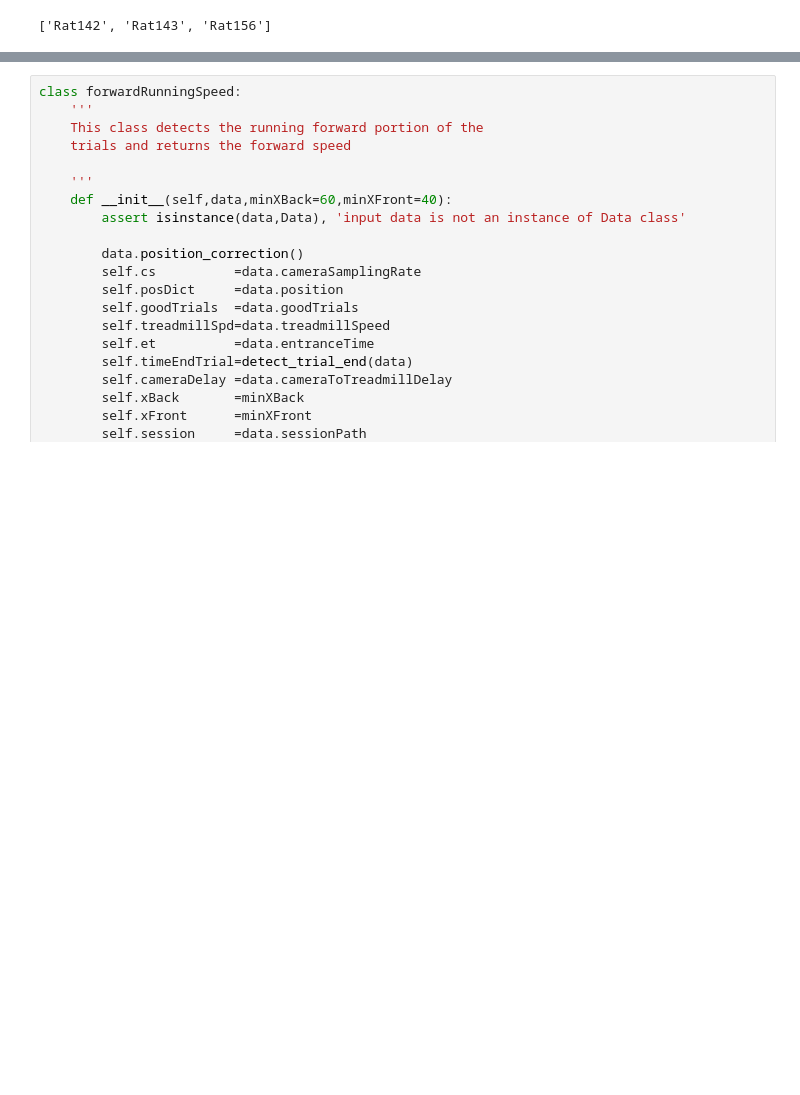
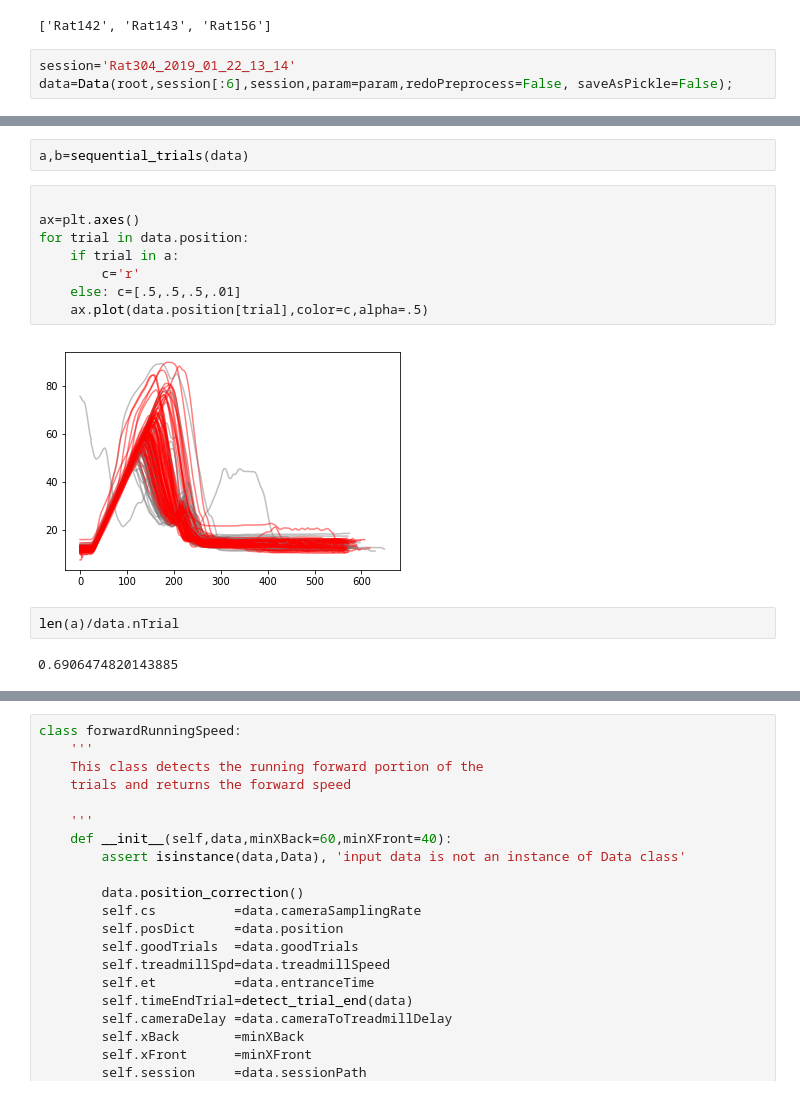
Before and after one commit to AtMostafa/2020-striatal-function, a Jupyter notebook: _experimental/TestNotebook.ipynb, the cells around one changed output, grey strips where cells are left out. Drawn from its saved outputs; the diff is of its cells as text; blank space fills up the shorter version.

Commit message:
add sequential_trials

```diff
--- a/_experimental/TestNotebook.ipynb
+++ b/_experimental/TestNotebook.ipynb
@@ -65,3 +65,6 @@ animalList=batch_get_animal_list(root,profile)
 print(animalList)
 # %% [output]
 ['Rat142', 'Rat143', 'Rat156']
+# %%
+session='Rat304_2019_01_22_13_14'
+data=Data(root,session[:6],session,param=param,redoPreprocess=False, saveAsPickle=False);
@@ -67,0 +111,16 @@ print(animalList)
+# %%
+a,b=sequential_trials(data)
+# %%
+
+ax=plt.axes()
+for trial in data.position:
+    if trial in a:
+        c='r'
+    else: c=[.5,.5,.5,.01]
+    ax.plot(data.position[trial],color=c,alpha=.5)
+# %% [output]
+[figure, added]
+# %%
+len(a)/data.nTrial
+# %% [output]
+0.6906474820143885
```
Also changed, not shown: parts of 2 cells of this notebook.
